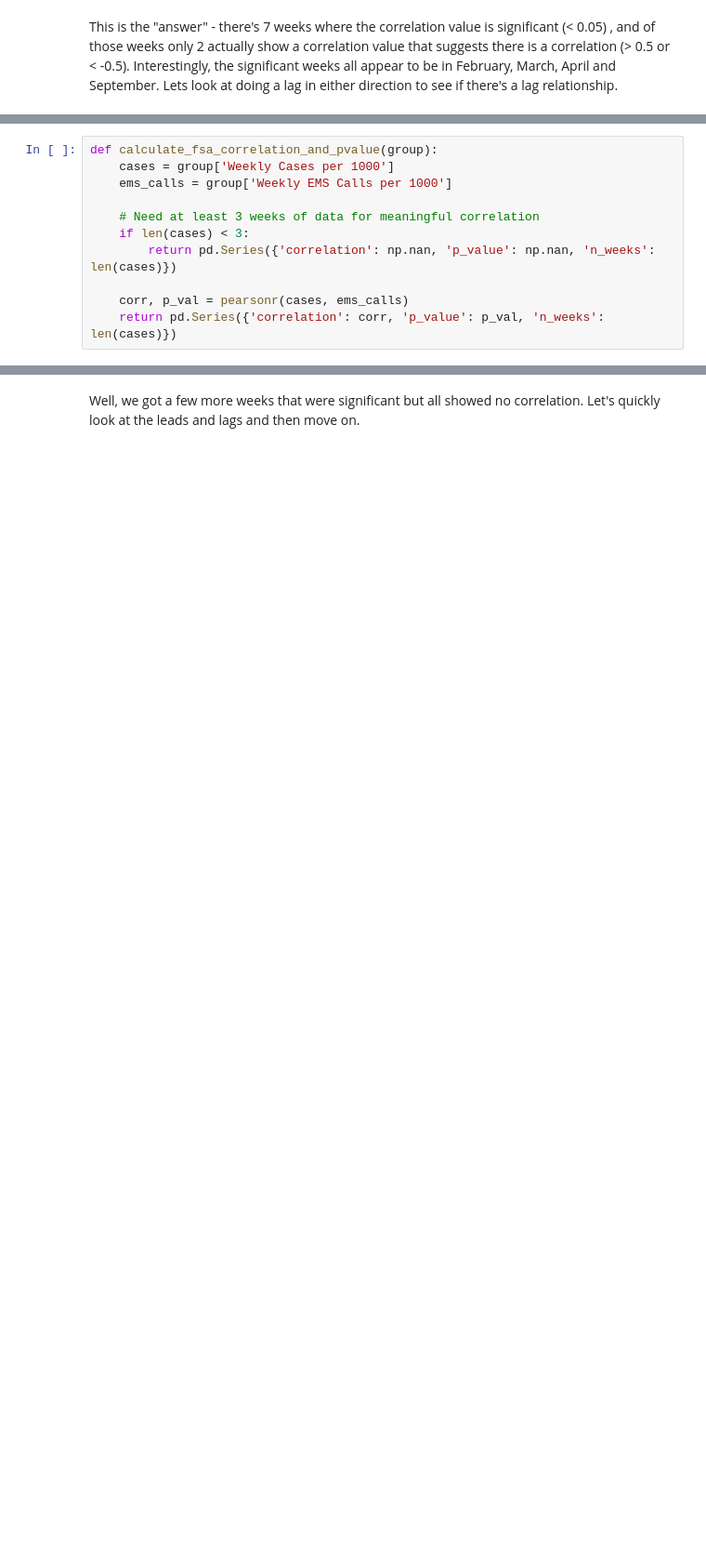
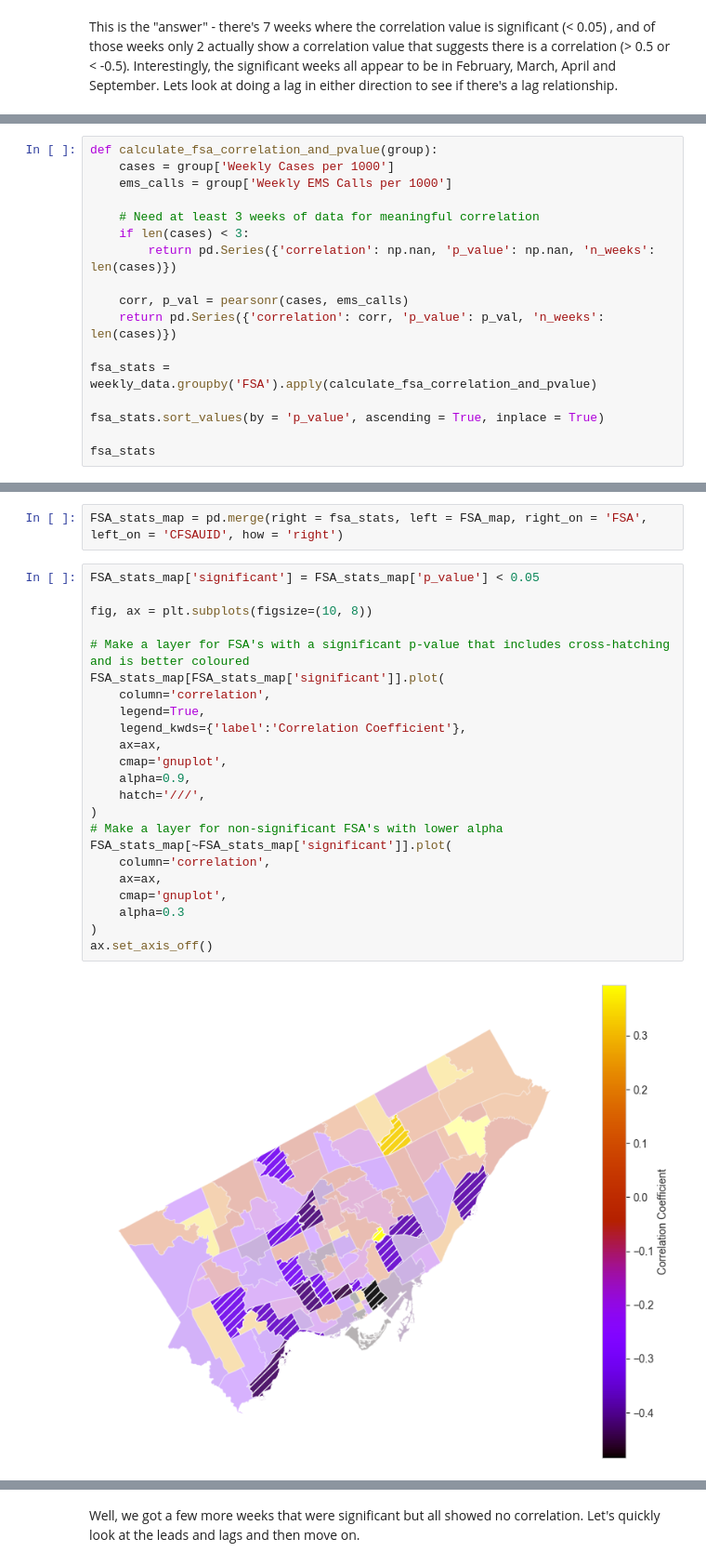
Before and after one commit to sourgrapes-YVR/Toronto_Covid_FSA, a Jupyter notebook: Data Analysis.ipynb, the cells around one changed output, grey strips where cells are left out. Shown: that part at 93% size. Saved outputs shown, nothing was run; the diff lists cells and outputs as text; blank space fills up the shorter version.

```diff
--- a/Data Analysis.ipynb
+++ b/Data Analysis.ipynb
@@ -517,3 +569,9 @@ def calculate_fsa_correlation_and_pvalue(group):
 
     corr, p_val = pearsonr(cases, ems_calls)
     return pd.Series({'correlation': corr, 'p_value': p_val, 'n_weeks': len(cases)})
+
+fsa_stats = weekly_data.groupby('FSA').apply(calculate_fsa_correlation_and_pvalue)
+
+fsa_stats.sort_values(by = 'p_value', ascending = True, inplace = True)
+
+fsa_stats
@@ -542,0 +595,27 @@ For a final point, I want to also see if indicators of serious covid cases (Intu
+# %%
+FSA_stats_map = pd.merge(right = fsa_stats, left = FSA_map, right_on = 'FSA', left_on = 'CFSAUID', how = 'right')
+# %%
+FSA_stats_map['significant'] = FSA_stats_map['p_value'] < 0.05
+
+fig, ax = plt.subplots(figsize=(10, 8))
+
+# Make a layer for FSA's with a significant p-value that includes cross-hatching and is better coloured
+FSA_stats_map[FSA_stats_map['significant']].plot(
+    column='correlation',
+    legend=True,
+    legend_kwds={'label':'Correlation Coefficient'},
+    ax=ax,
+    cmap='gnuplot',
+    alpha=0.9,
+    hatch='///',
+)
+# Make a layer for non-significant FSA's with lower alpha
+FSA_stats_map[~FSA_stats_map['significant']].plot(
+    column='correlation',
+    ax=ax,
+    cmap='gnuplot',
+    alpha=0.3
+)
+ax.set_axis_off()
+# %% [output]
+[figure, added]
```
Also changed, not shown: parts of 103 cells of this notebook.
